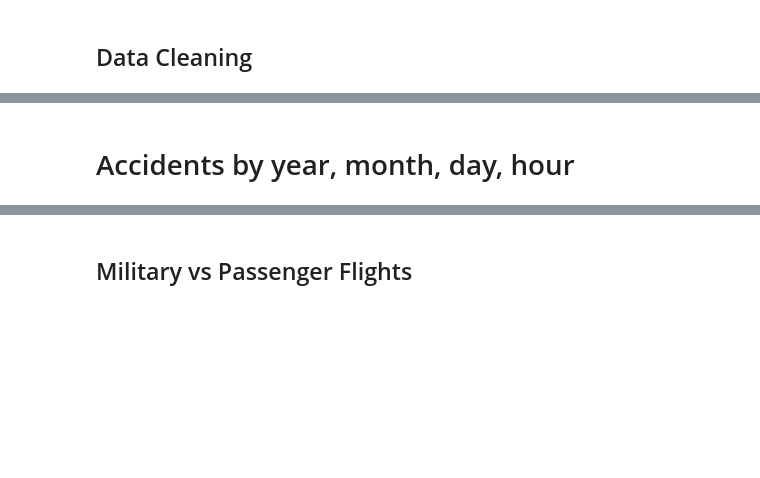
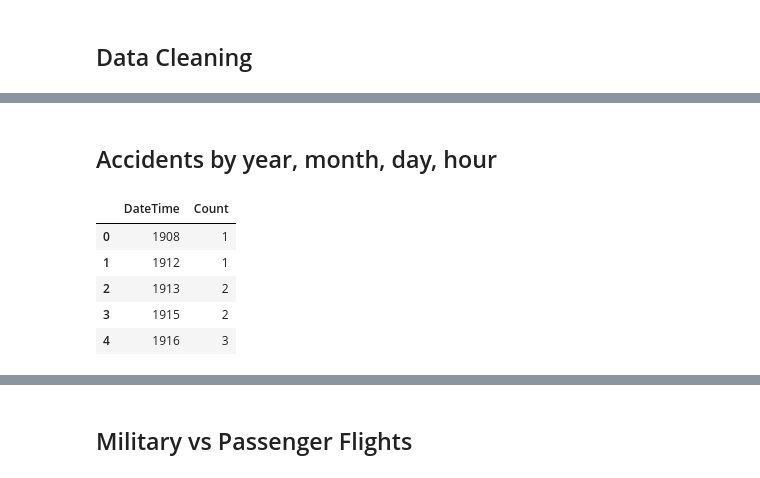
Before and after one commit to Data-and-Programming-2-TAs/stephanie-lab-notebooks, a Jupyter notebook: 4.data_viz.ipynb, the cells around one changed output, grey strips where cells are left out. Drawn from its saved outputs; the diff is of its cells as text; code cells hidden in the pictures; blank space fills up the shorter version.

```diff
--- a/4.data_viz.ipynb
+++ b/4.data_viz.ipynb
@@ -50,3 +86,13 @@ df.dtypes
 # %% [markdown]
-# Accidents by year, month, day, hour
+## Accidents by year, month, day, hour
+# %%
+temp = df.groupby(df.DateTime.dt.year)[['DateTime']].size().to_frame('Count').reset_index()
+temp.head()
+# %% [output]
+|  | DateTime | Count |
+| 0 | 1908 | 1 |
+| 1 | 1912 | 1 |
+| 2 | 1913 | 2 |
+| 3 | 1915 | 2 |
+| 4 | 1916 | 3 |
 # %%
```
Also changed, not shown: parts of 17 cells of this notebook, 1 other file.
